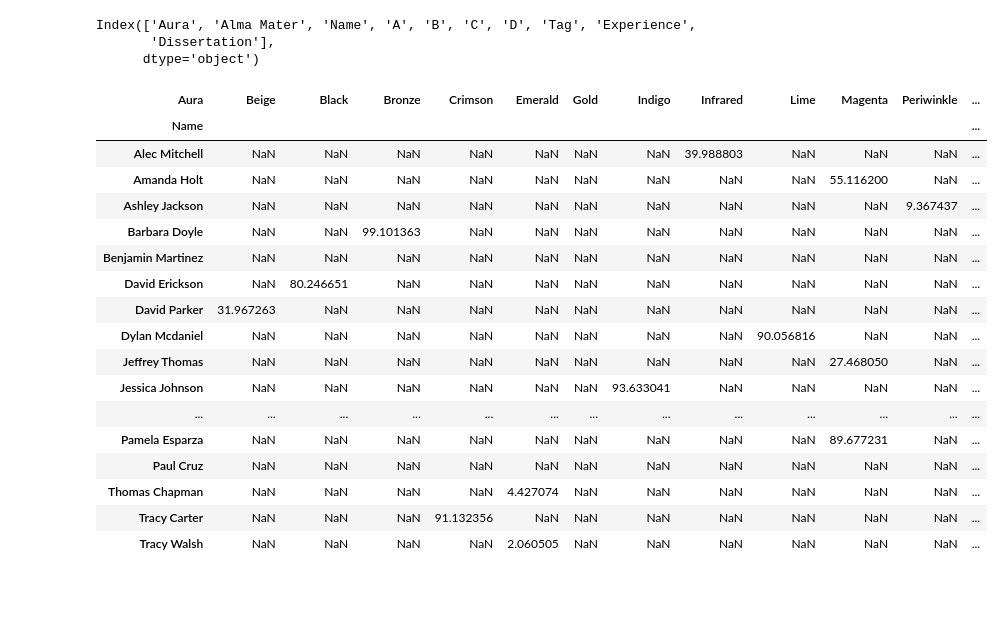
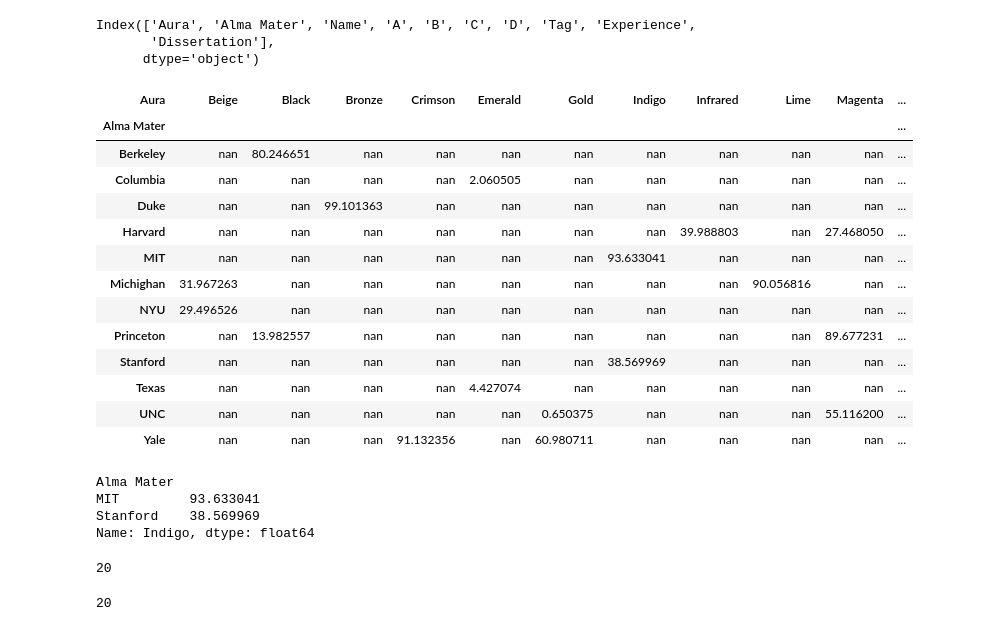
Before and after one commit to tahentx/pv_workbook, a Jupyter notebook: datascience/misc/pandas_practice.ipynb, the cells around one changed output. Drawn from its saved outputs; the diff is of its cells as text; code cells hidden in the pictures; blank space fills up the shorter version.

Commit message:
reshape dataframe with multiindex

```diff
--- a/datascience/misc/pandas_practice.ipynb
+++ b/datascience/misc/pandas_practice.ipynb
@@ -142,24 +142,35 @@ Index(['Aura', 'Alma Mater', 'Name', 'A', 'B', 'C', 'D', 'Tag', 'Experience',
        'Dissertation'],
       dtype='object')
 # %%
-pivoted = practice_df.pivot(index='Name', columns='Aura', values='A')
-pivoted
+pivoted = practice_df.pivot(index='Alma Mater', columns='Aura', values='A')
+pivoted.style.highlight_max(axis=0)
 # %% [output]
-| Aura | Beige | Black | Bronze | Crimson | Emerald | Gold | Indigo | Infrared | Lime | Magenta | Periwinkle | ... |
-| Name |  |  |  |  |  |  |  |  |  |  |  | ... |
-| Alec Mitchell | NaN | NaN | NaN | NaN | NaN | NaN | NaN | 39.988803 | NaN | NaN | NaN | ... |
-| Amanda Holt | NaN | NaN | NaN | NaN | NaN | NaN | NaN | NaN | NaN | 55.116200 | NaN | ... |
-| Ashley Jackson | NaN | NaN | NaN | NaN | NaN | NaN | NaN | NaN | NaN | NaN | 9.367437 | ... |
-| Barbara Doyle | NaN | NaN | 99.101363 | NaN | NaN | NaN | NaN | NaN | NaN | NaN | NaN | ... |
-| Benjamin Martinez | NaN | NaN | NaN | NaN | NaN | NaN | NaN | NaN | NaN | NaN | NaN | ... |
-| David Erickson | NaN | 80.246651 | NaN | NaN | NaN | NaN | NaN | NaN | NaN | NaN | NaN | ... |
-| David Parker | 31.967263 | NaN | NaN | NaN | NaN | NaN | NaN | NaN | NaN | NaN | NaN | ... |
-| Dylan Mcdaniel | NaN | NaN | NaN | NaN | NaN | NaN | NaN | NaN | 90.056816 | NaN | NaN | ... |
-| Jeffrey Thomas | NaN | NaN | NaN | NaN | NaN | NaN | NaN | NaN | NaN | 27.468050 | NaN | ... |
-| Jessica Johnson | NaN | NaN | NaN | NaN | NaN | NaN | 93.633041 | NaN | NaN | NaN | NaN | ... |
-| ... | ... | ... | ... | ... | ... | ... | ... | ... | ... | ... | ... | ... |
-| Pamela Esparza | NaN | NaN | NaN | NaN | NaN | NaN | NaN | NaN | NaN | 89.677231 | NaN | ... |
-| Paul Cruz | NaN | NaN | NaN | NaN | NaN | NaN | NaN | NaN | NaN | NaN | NaN | ... |
-| Thomas Chapman | NaN | NaN | NaN | NaN | 4.427074 | NaN | NaN | NaN | NaN | NaN | NaN | ... |
-| Tracy Carter | NaN | NaN | NaN | 91.132356 | NaN | NaN | NaN | NaN | NaN | NaN | NaN | ... |
-| Tracy Walsh | NaN | NaN | NaN | NaN | 2.060505 | NaN | NaN | NaN | NaN | NaN | NaN | ... |
+| Aura | Beige | Black | Bronze | Crimson | Emerald | Gold | Indigo | Infrared | Lime | Magenta | ... |
+| Alma Mater |  |  |  |  |  |  |  |  |  |  | ... |
+| Berkeley | nan | 80.246651 | nan | nan | nan | nan | nan | nan | nan | nan | ... |
+| Columbia | nan | nan | nan | nan | 2.060505 | nan | nan | nan | nan | nan | ... |
+| Duke | nan | nan | 99.101363 | nan | nan | nan | nan | nan | nan | nan | ... |
+| Harvard | nan | nan | nan | nan | nan | nan | nan | 39.988803 | nan | 27.468050 | ... |
+| MIT | nan | nan | nan | nan | nan | nan | 93.633041 | nan | nan | nan | ... |
+| Michighan | 31.967263 | nan | nan | nan | nan | nan | nan | nan | 90.056816 | nan | ... |
+| NYU | 29.496526 | nan | nan | nan | nan | nan | nan | nan | nan | nan | ... |
+| Princeton | nan | 13.982557 | nan | nan | nan | nan | nan | nan | nan | 89.677231 | ... |
+| Stanford | nan | nan | nan | nan | nan | nan | 38.569969 | nan | nan | nan | ... |
+| Texas | nan | nan | nan | nan | 4.427074 | nan | nan | nan | nan | nan | ... |
+| UNC | nan | nan | nan | nan | nan | 0.650375 | nan | nan | nan | 55.116200 | ... |
+| Yale | nan | nan | nan | 91.132356 | nan | 60.980711 | nan | nan | nan | nan | ... |
+# %%
+pivoted['Indigo'].dropna()
+# %% [output]
+Alma Mater
+MIT         93.633041
+Stanford    38.569969
+Name: Indigo, dtype: float64
+# %%
+len(practice_df['Alma Mater'].values)
+# %% [output]
+20
+# %%
+len(practice_df['Aura'])
+# %% [output]
+20
```
Also changed, not shown: parts of 4 cells of this notebook.
